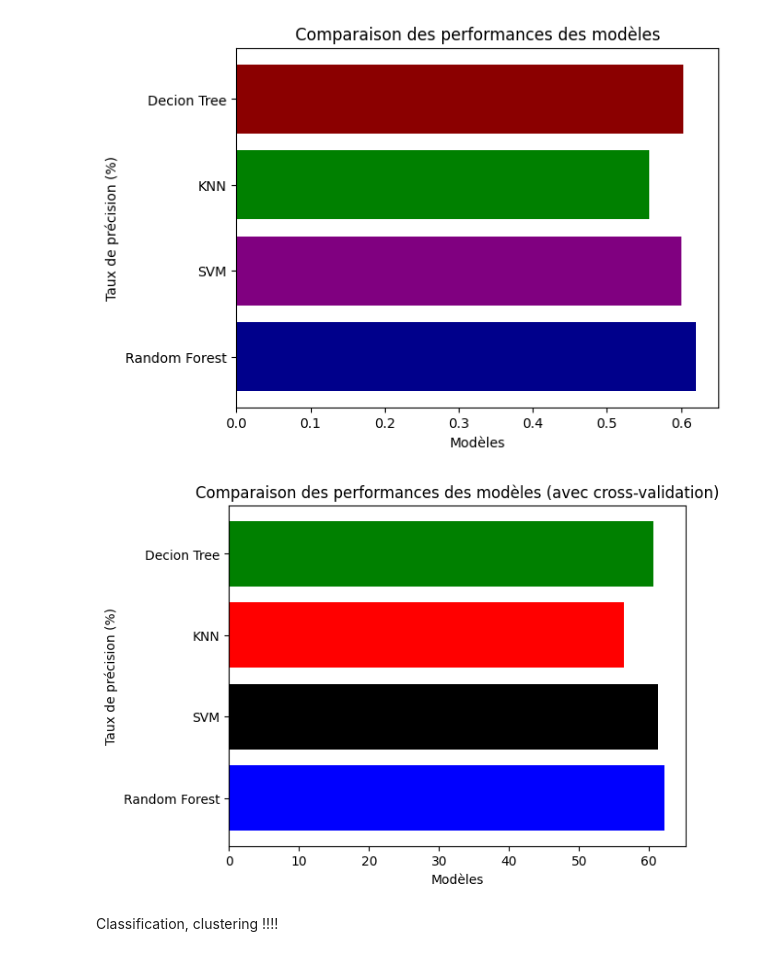
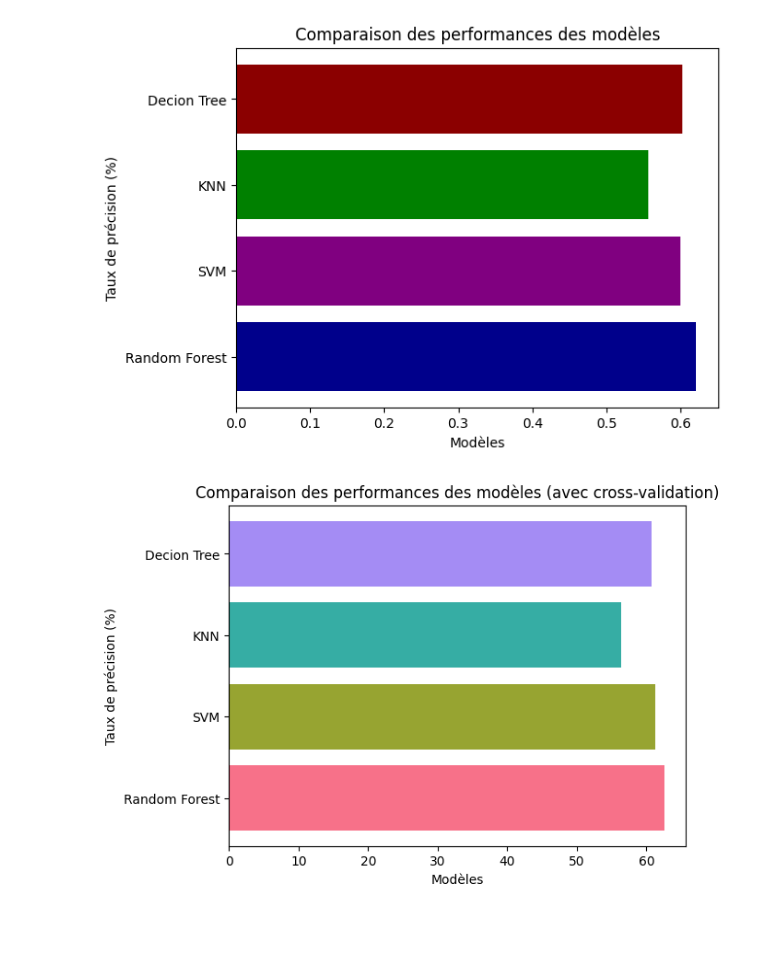
Before and after one commit to NadiaKlos/Python_Final_Project, a Jupyter notebook: Final_Project_Python.ipynb, the cells around one changed output. Cells and saved outputs as stored; diff of their text form; code cells hidden in the pictures; blank space fills up the shorter version.

```diff
--- a/Final_Project_Python.ipynb
+++ b/Final_Project_Python.ipynb
@@ -400,14 +410,12 @@ plt.show()
 # %%
 # Comparaion des performances (avec cross validation)
 algorithms = ['Random Forest', 'SVM', 'KNN','Decion Tree']
 scores = [cv_score_rf, cv_score_svm, cv_score_knn, cv_score_dt]
-
-plt.barh(algorithms, scores, color=['blue','black','red','green'])
+palette = sns.color_palette("husl", len(algorithms))
+plt.barh(algorithms, scores, color=palette)
 plt.xlabel('Modèles')
 plt.ylabel('Taux de précision (%)')
 plt.title('Comparaison des performances des modèles (avec cross-validation)')
 plt.show()
 # %% [output]
-[figure, old version]
+[figure, new version]
-# %% [markdown]
-Classification, clustering !!!!
```
Also changed, not shown: parts of 10 cells of this notebook.
